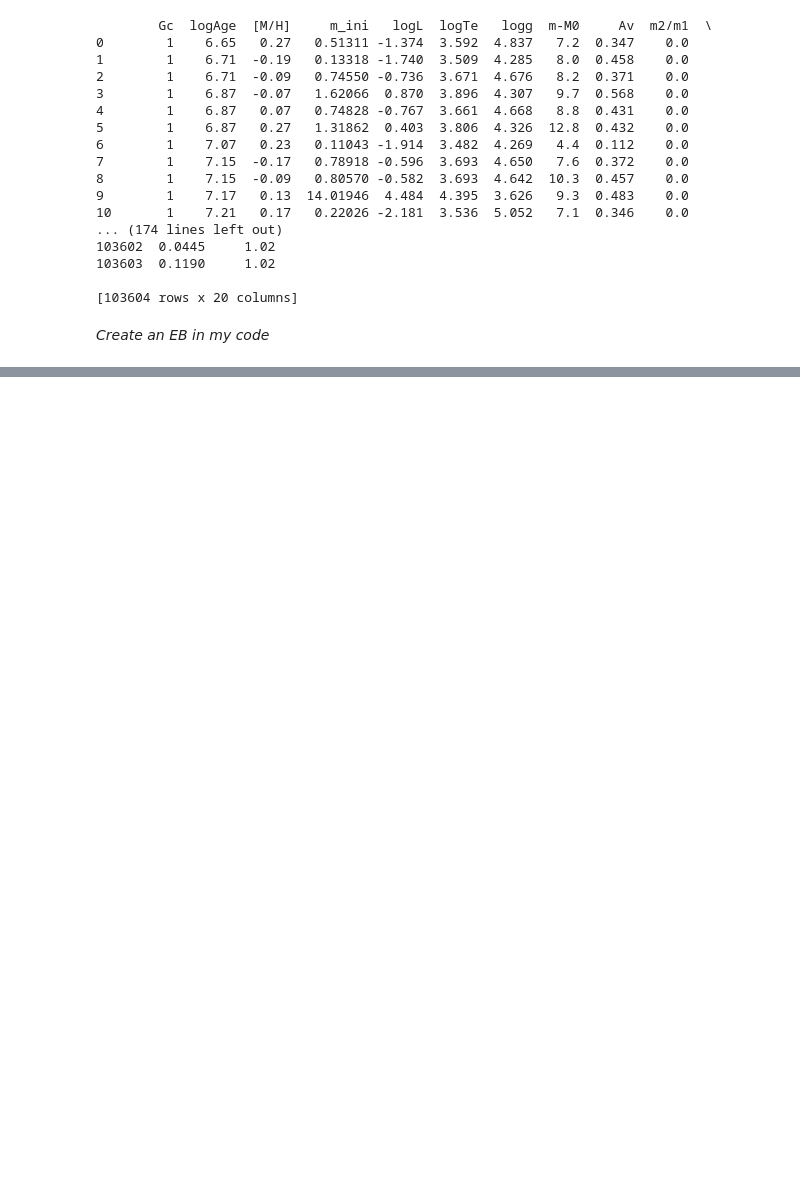
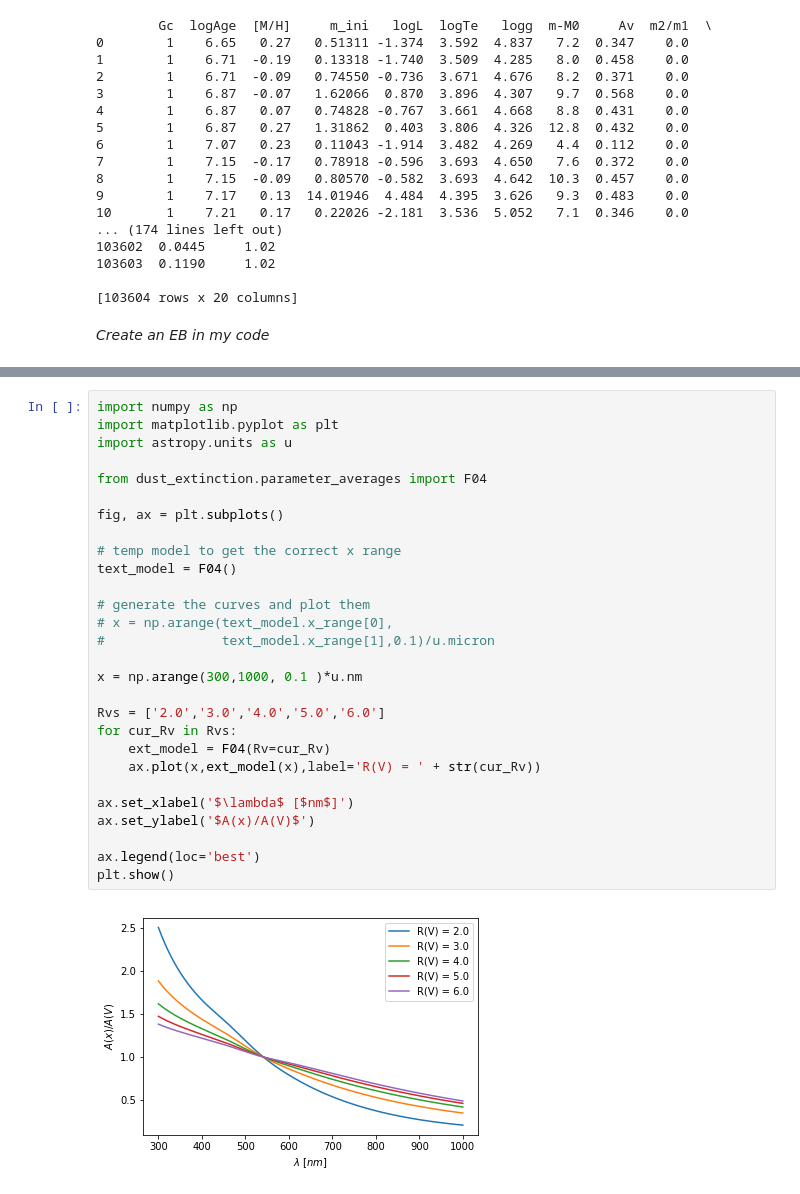
Before and after one commit to avapolzin/EBLSST, a Jupyter notebook: testing/testMagnitudes.ipynb, the cells around one changed output, grey strips where cells are left out. Drawn from its saved outputs; the diff is of its cells as text; blank space fills up the shorter version.

```diff
--- a/testing/testMagnitudes.ipynb
+++ b/testing/testMagnitudes.ipynb
@@ -148,0 +208,30 @@ ax.legend()
+# %%
+import numpy as np
+import matplotlib.pyplot as plt
+import astropy.units as u
+
+from dust_extinction.parameter_averages import F04
+
+fig, ax = plt.subplots()
+
+# temp model to get the correct x range
+text_model = F04()
+
+# generate the curves and plot them
+# x = np.arange(text_model.x_range[0],
+#               text_model.x_range[1],0.1)/u.micron
+
+x = np.arange(300,1000, 0.1 )*u.nm
+
+Rvs = ['2.0','3.0','4.0','5.0','6.0']
+for cur_Rv in Rvs:
+    ext_model = F04(Rv=cur_Rv)
+    ax.plot(x,ext_model(x),label='R(V) = ' + str(cur_Rv))
+
+ax.set_xlabel('$\lambda$ [$nm$]')
+ax.set_ylabel('$A(x)/A(V)$')
+
+ax.legend(loc='best')
+plt.show()
+# %% [output]
+[figure, added]
```
Also changed, not shown: parts of 4 cells of this notebook, 1 other file.
